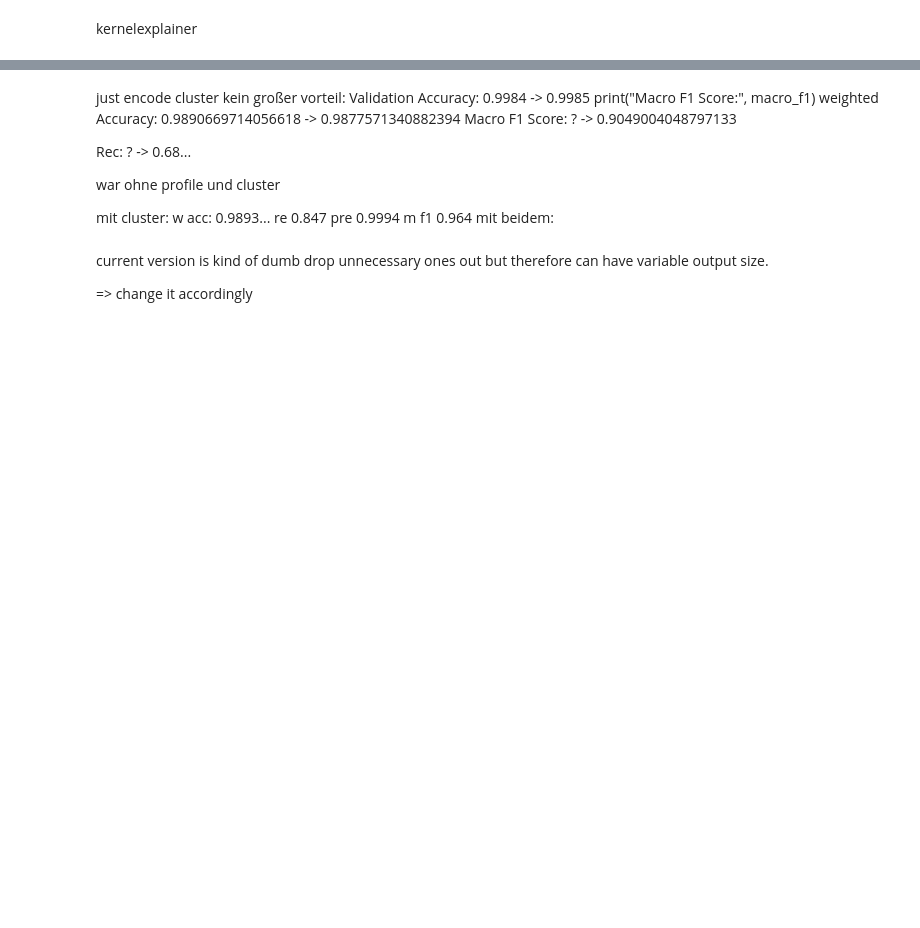
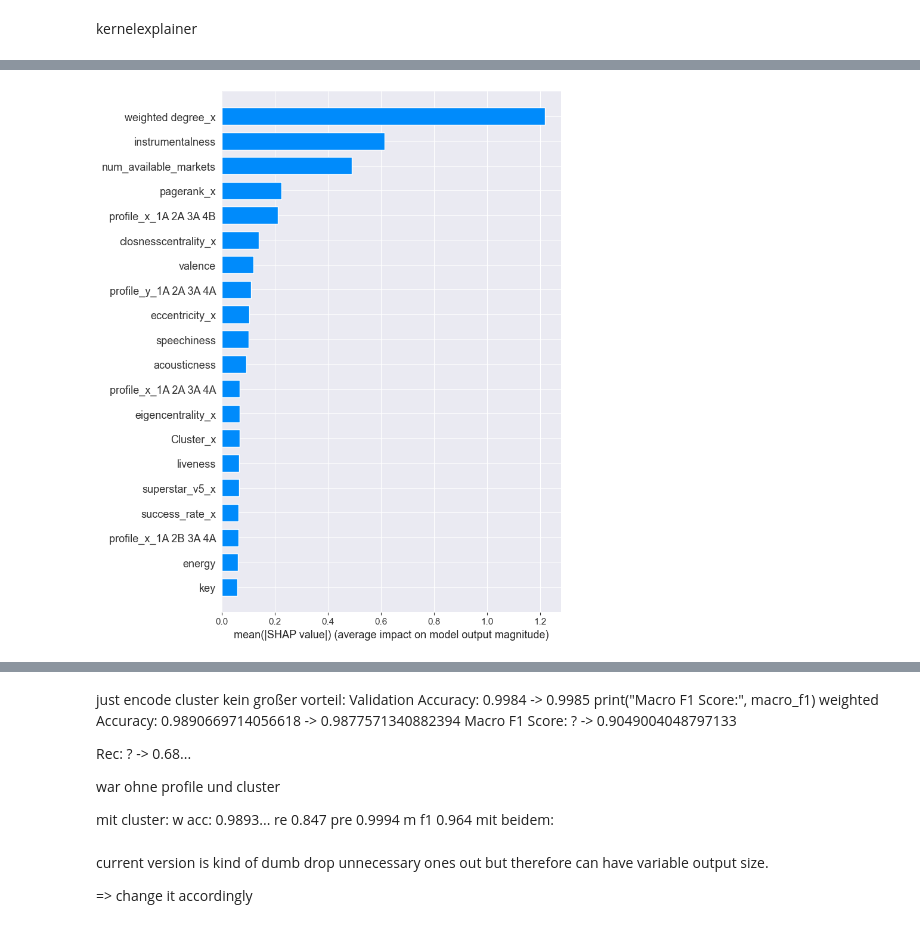
Before and after one commit to l4vd/Ba_first_tries, a Jupyter notebook: models/Original_MLP/Network_Analysis.ipynb, the cells around one changed output, grey strips where cells are left out. Drawn from its saved outputs; the diff is of its cells as text; code cells hidden in the pictures; blank space fills up the shorter version.

```diff
--- a/models/Original_MLP/Network_Analysis.ipynb
+++ b/models/Original_MLP/Network_Analysis.ipynb
@@ -1369,2 +1303,6 @@ shap.summary_plot(shap_values, X_test_df)
+# %%
+shap.summary_plot(shap_values, test_data_sample, plot_type="bar", feature_names=X_test_df.columns)
+# %% [output]
+[figure, added]
 # %%
 shap_values[0].shape
```
Also changed, not shown: parts of 19 cells of this notebook.
